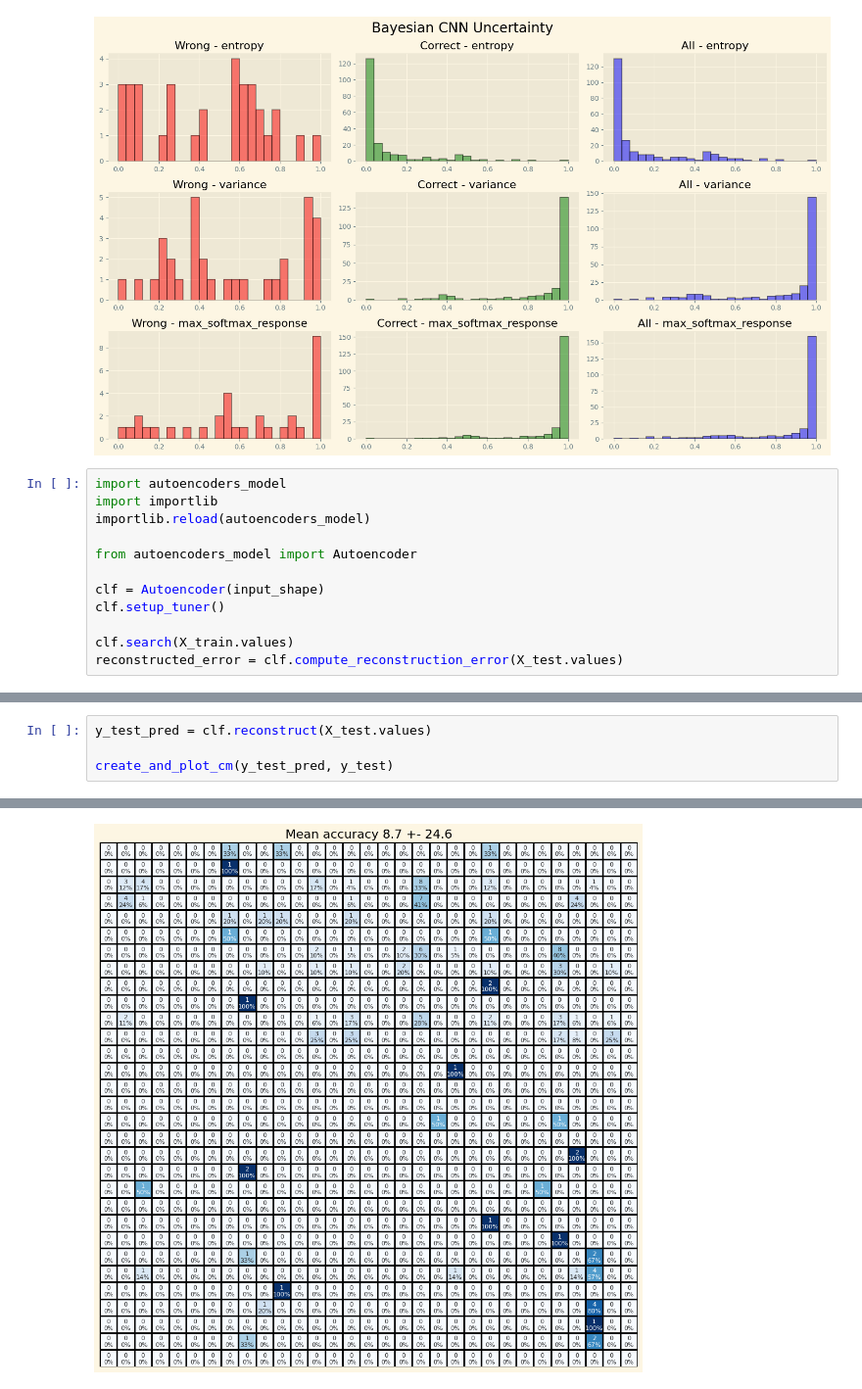
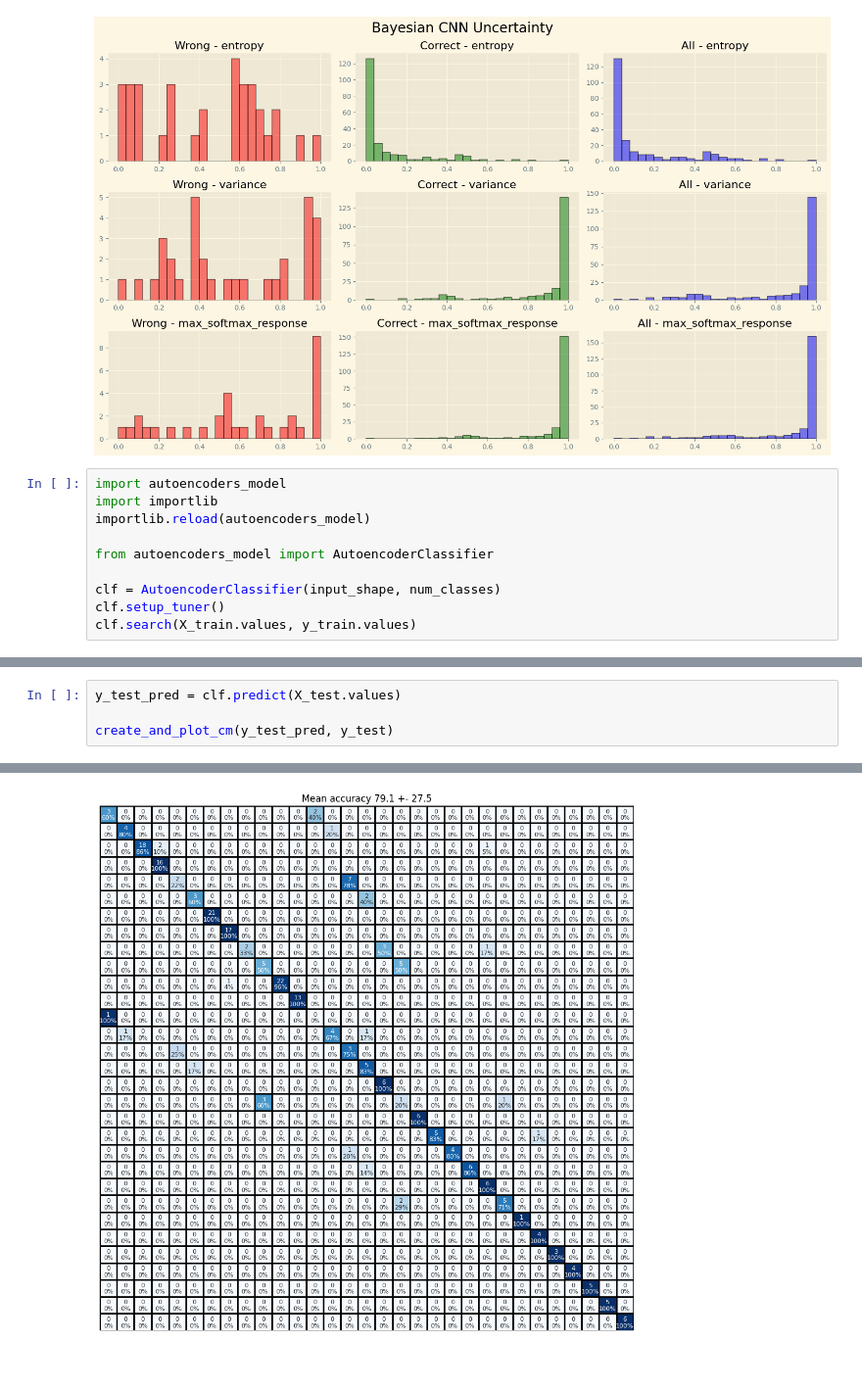
Before and after one commit to Anatr1/timeseries-anomaly-detection, a Jupyter notebook: main.ipynb, the cells around one changed output, grey strips where cells are left out. Shown at 98% size. Cells and saved outputs as stored; diff of their text form.

Commit message:
modified test autoencoders

```diff
--- a/main.ipynb
+++ b/main.ipynb
@@ -356,11 +356,9 @@ import autoencoders_model
 import importlib
 importlib.reload(autoencoders_model)
 
-from autoencoders_model import Autoencoder
+from autoencoders_model import AutoencoderClassifier
 
-clf = Autoencoder(input_shape)
+clf = AutoencoderClassifier(input_shape, num_classes)
 clf.setup_tuner()
-
-clf.search(X_train.values)
-reconstructed_error = clf.compute_reconstruction_error(X_test.values)
+clf.search(X_train.values, y_train.values)
 # %% [output]
@@ -405,5 +382,5 @@ Accuracy: 0.03278688524590164
 # %%
-y_test_pred = clf.reconstruct(X_test.values)
+y_test_pred = clf.predict(X_test.values)
 
 create_and_plot_cm(y_test_pred, y_test)
 # %% [output]
@@ -411 +388 @@ create_and_plot_cm(y_test_pred, y_test)
-[figure, old version]
+[figure, new version]
```
Also changed, not shown: parts of 8 cells of this notebook, 1 other file.
